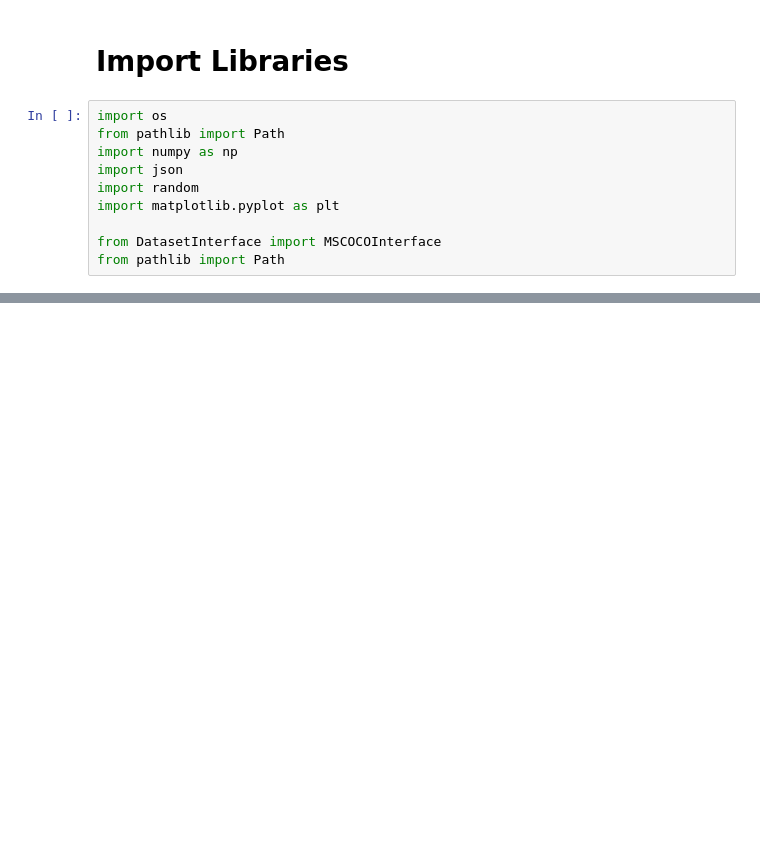
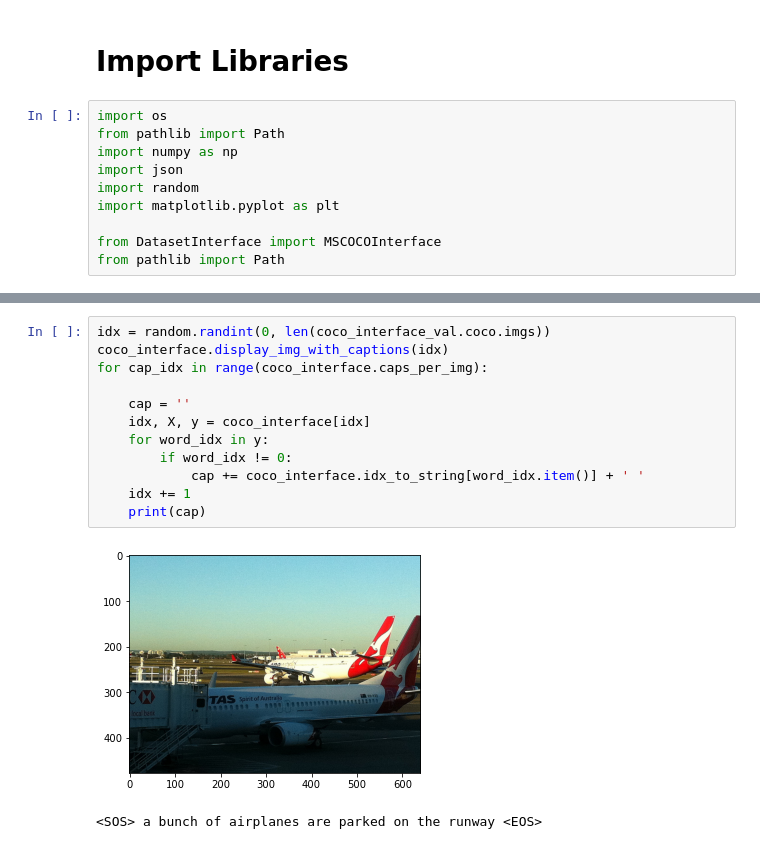
Before and after one commit to Khaliladib11/INM706-image-captioning, a Jupyter notebook: interface.ipynb, the cells around one changed output, grey strips where cells are left out. Drawn from its saved outputs; the diff is of its cells as text; blank space fills up the shorter version.

```diff
--- a/interface.ipynb
+++ b/interface.ipynb
@@ -80,3 +87,18 @@ a zebra grazing on grass in a green open field
+# %%
+idx = random.randint(0, len(coco_interface_val.coco.imgs))
+coco_interface.display_img_with_captions(idx)
+for cap_idx in range(coco_interface.caps_per_img):
+
+    cap = ''
+    idx, X, y = coco_interface[idx]
+    for word_idx in y:
+        if word_idx != 0:
+            cap += coco_interface.idx_to_string[word_idx.item()] + ' '
+    idx += 1
+    print(cap)
+# %% [output]
+[figure, added]
+<SOS> a bunch of airplanes are parked on the runway <EOS>
 # %%
 %%time
 coco_interface.idx_to_string = None
```
Also changed, not shown: parts of 10 cells of this notebook, 24 other files.
